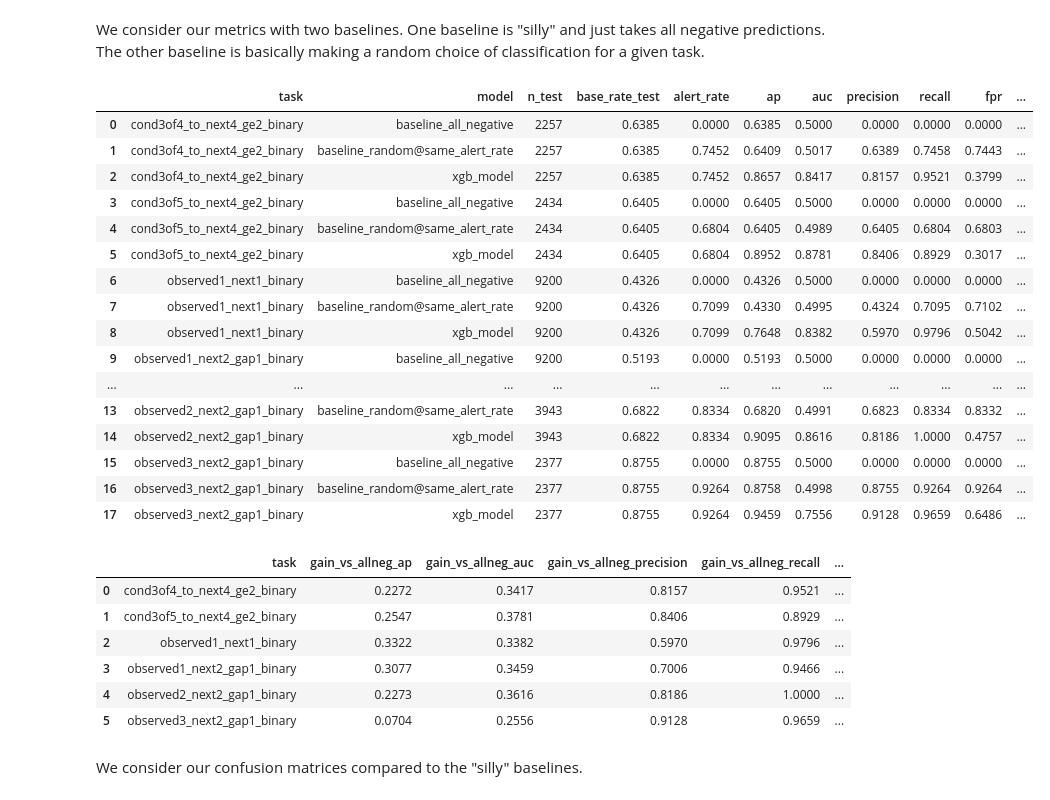
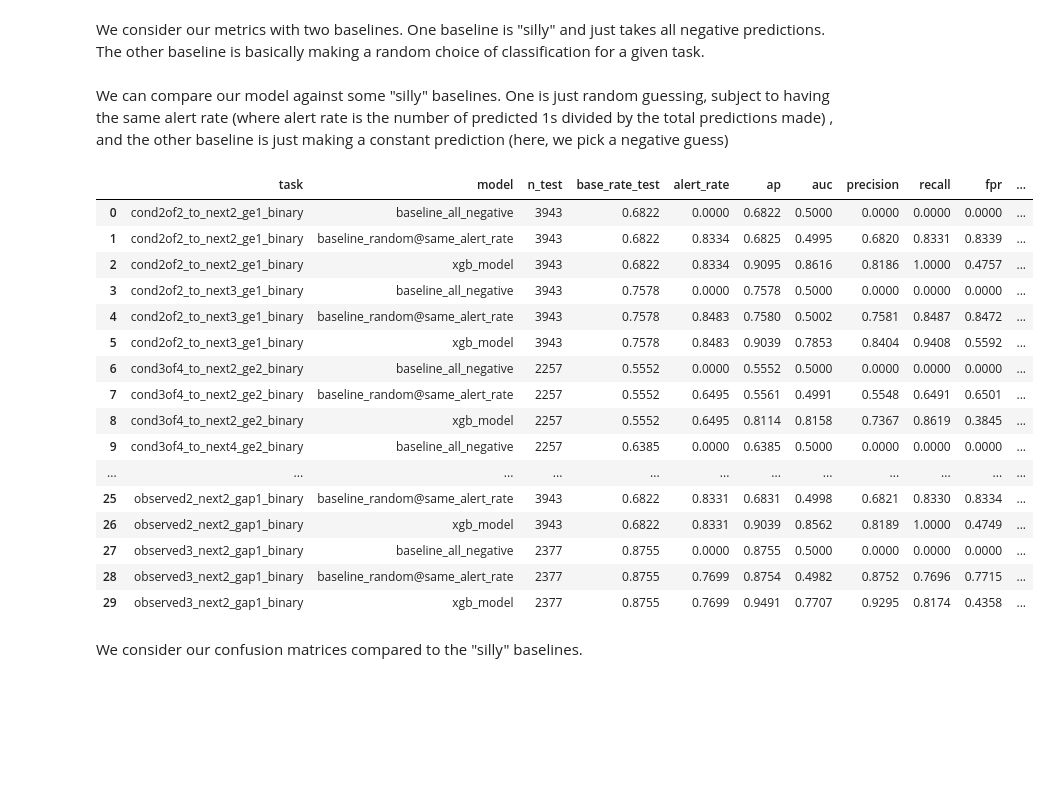
Before and after one commit to elhyc/predicting-streetcar-bunching-risk-events, a Jupyter notebook: final_results.ipynb, the cells around one changed output. Drawn from its saved outputs; the diff is of its cells as text; code cells hidden in the pictures; blank space fills up the shorter version.

Commit message:
another full run with more risk-tasks

```diff
--- a/final_results.ipynb
+++ b/final_results.ipynb
@@ -35,14 +37,18 @@ def task_spec(b: int, s: int, n: int, m: int, name: str | None = None) -> dict:
         name = f"cond{int(b)}of{int(s)}_to_next{int(m)}_ge{int(n)}_binary"
     return {"name": name, "b": int(b), "s": int(s), "n": int(n), "m": int(m)}
 
+
+## here we add some tasks that have names and some that aren't specified with names
 RISK_TASK_DEFINITIONS = [
     task_spec(1, 1, 1, 2, "observed1_next2_gap1_binary"),
+    task_spec(2,2,1,2),
     task_spec(2, 2, 1, 2, "observed2_next2_gap1_binary"),
-    # task_spec(3,3,2,1),
-    # task_spec(2,2,3,1),
+    task_spec(2,2,1,3),
+    task_spec(3,4,3,4),
     task_spec(3, 3, 1, 2, "observed3_next2_gap1_binary"),
     task_spec(3, 4, 2, 4, "cond3of4_to_next4_ge2_binary"),
     task_spec(3, 5, 2, 4, "cond3of5_to_next4_ge2_binary"),
+    task_spec(3,4,2,2),
     task_spec(1, 1, 1, 1, "observed1_next1_binary"),
 ]
 # %% [markdown]
@@ -274,7 +305,11 @@ display(
 # %% [markdown]
 We consider our metrics with two baselines. One baseline is "silly" and just takes all negative predictions. The other baseline is basically making a random choice of classification for a given task.
+# %% [markdown]
+We can compare our model against some "silly" baselines. One is just random guessing, subject to having the same alert rate (where alert rate is the number of predicted 1s divided by the total predictions made) , and the other baseline is just making a constant prediction (here, we pick a negative guess)
 # %%
 # Compare model vs baselines for each risk-event task
+## alert rate = ( number of predicted 1s from probabilitistic classifier ) / ( total predictions )
+
 
 def safe_auc(y_true, p_hat):
     y_u = np.unique(y_true)
@@ -299,6 +334,7 @@ def metric_row(task, model_name, y_true, p_hat, y_pred):
         "recall": float(recall_score(y_true, y_pred, zero_division=0)),
         "fpr": fpr_score(y_true, y_pred),
         "f1": float(f1_score(y_true, y_pred, zero_division=0)),
+        "f2": float(fbeta_score(y_true, y_pred, beta=2, zero_division=0)),
         "accuracy": float(accuracy_score(y_true, y_pred)),
         "balanced_accuracy": float(balanced_accuracy_score(y_true, y_pred)),
     }
@@ -315,71 +351,49 @@ for task in metrics_xgb_df["task"].tolist():
 
     # Model
     rows.append(metric_row(task, "xgb_model", y_true, p_model, y_model))
 
     # Baseline 1: always negative
     p_zero = np.zeros_like(p_model, dtype="float64")
     y_zero = np.zeros_like(y_true, dtype="int8")
     rows.append(metric_row(task, "baseline_all_negative", y_true, p_zero, y_zero))
 
     # Baseline 2: random ranking with same alert rate as model (averaged over runs)
     k = int(y_model.sum())
     rand_rows = []
     for _ in range(N_RANDOM_RUNS):
         scores = rng.random(len(y_true))
         y_rand = np.zeros(len(y_true), dtype="int8")
         if k >= len(y_true):
             y_rand[:] = 1
         elif k > 0:
             cutoff_idx = np.argpartition(scores, len(y_true) - k)[len(y_true) - k :]
             y_rand[cutoff_idx] = 1
         rand_rows.append(metric_row(task, "baseline_random@same_alert_rate", y_true, scores, y_rand))
 
     rand_avg = pd.DataFrame(rand_rows).mean(numeric_only=True).to_dict()
     rand_avg.update({"task": task, "model": "baseline_random@same_alert_rate", "n_test": int(len(y_true))})
     rows.append(rand_avg)
 
 compare_df = pd.DataFrame(rows).sort_values(["task", "model"]).reset_index(drop=True)
 display(compare_df.round(4))
-
-# Optional: model gains vs baselines
-metric_cols = ["ap", "auc", "precision", "recall", "fpr", "f1", "accuracy", "balanced_accuracy"]
-wide = compare_df.pivot(index="task", columns="model", values=metric_cols)
-
-gain_vs_allneg = (
-    wide.xs("xgb_model", level=1, axis=1) - wide.xs("baseline_all_negative", level=1, axis=1)
-).add_prefix("gain_vs_allneg_")
-
-gain_vs_rand = (
-    wide.xs("xgb_model", level=1, axis=1) - wide.xs("baseline_random@same_alert_rate", level=1, axis=1)
-).add_prefix("gain_vs_rand_")
-
-gain_df = pd.concat([gain_vs_allneg, gain_vs_rand], axis=1).reset_index()
-display(gain_df.round(4))
 # %% [output]
 |  | task | model | n_test | base_rate_test | alert_rate | ap | auc | precision | recall | fpr | ... |
-| 0 | cond3of4_to_next4_ge2_binary | baseline_all_negative | 2257 | 0.6385 | 0.0000 | 0.6385 | 0.5000 | 0.0000 | 0.0000 | 0.0000 | ... |
-| 1 | cond3of4_to_next4_ge2_binary | baseline_random@same_alert_rate | 2257 | 0.6385 | 0.7452 | 0.6409 | 0.5017 | 0.6389 | 0.7458 | 0.7443 | ... |
-| 2 | cond3of4_to_next4_ge2_binary | xgb_model | 2257 | 0.6385 | 0.7452 | 0.8657 | 0.8417 | 0.8157 | 0.9521 | 0.3799 | ... |
-| 3 | cond3of5_to_next4_ge2_binary | baseline_all_negative | 2434 | 0.6405 | 0.0000 | 0.6405 | 0.5000 | 0.0000 | 0.0000 | 0.0000 | ... |
-| 4 | cond3of5_to_next4_ge2_binary | baseline_random@same_alert_rate | 2434 | 0.6405 | 0.6804 | 0.6405 | 0.4989 | 0.6405 | 0.6804 | 0.6803 | ... |
-| 5 | cond3of5_to_next4_ge2_binary | xgb_model | 2434 | 0.6405 | 0.6804 | 0.8952 | 0.8781 | 0.8406 | 0.8929 | 0.3017 | ... |
-| 6 | observed1_next1_binary | baseline_all_negative | 9200 | 0.4326 | 0.0000 | 0.4326 | 0.5000 | 0.0000 | 0.0000 | 0.0000 | ... |
-| 7 | observed1_next1_binary | baseline_random@same_alert_rate | 9200 | 0.4326 | 0.7099 | 0.4330 | 0.4995 | 0.4324 | 0.7095 | 0.7102 | ... |
-| 8 | observed1_next1_binary | xgb_model | 9200 | 0.4326 | 0.7099 | 0.7648 | 0.8382 | 0.5970 | 0.9796 | 0.5042 | ... |
-| 9 | observed1_next2_gap1_binary | baseline_all_negative | 9200 | 0.5193 | 0.0000 | 0.5193 | 0.5000 | 0.0000 | 0.0000 | 0.0000 | ... |
+| 0 | cond2of2_to_next2_ge1_binary | baseline_all_negative | 3943 | 0.6822 | 0.0000 | 0.6822 | 0.5000 | 0.0000 | 0.0000 | 0.0000 | ... |
+| 1 | cond2of2_to_next2_ge1_binary | baseline_random@same_alert_rate | 3943 | 0.6822 | 0.8334 | 0.6825 | 0.4995 | 0.6820 | 0.8331 | 0.8339 | ... |
+| 2 | cond2of2_to_next2_ge1_binary | xgb_model | 3943 | 0.6822 | 0.8334 | 0.9095 | 0.8616 | 0.8186 | 1.0000 | 0.4757 | ... |
+| 3 | cond2of2_to_next3_ge1_binary | baseline_all_negative | 3943 | 0.7578 | 0.0000 | 0.7578 | 0.5000 | 0.0000 | 0.0000 | 0.0000 | ... |
+| 4 | cond2of2_to_next3_ge1_binary | baseline_random@same_alert_rate | 3943 | 0.7578 | 0.8483 | 0.7580 | 0.5002 | 0.7581 | 0.8487 | 0.8472 | ... |
+| 5 | cond2of2_to_next3_ge1_binary | xgb_model | 3943 | 0.7578 | 0.8483 | 0.9039 | 0.7853 | 0.8404 | 0.9408 | 0.5592 | ... |
+| 6 | cond3of4_to_next2_ge2_binary | baseline_all_negative | 2257 | 0.5552 | 0.0000 | 0.5552 | 0.5000 | 0.0000 | 0.0000 | 0.0000 | ... |
+| 7 | cond3of4_to_next2_ge2_binary | baseline_random@same_alert_rate | 2257 | 0.5552 | 0.6495 | 0.5561 | 0.4991 | 0.5548 | 0.6491 | 0.6501 | ... |
+| 8 | cond3of4_to_next2_ge2_binary | xgb_model | 2257 | 0.5552 | 0.6495 | 0.8114 | 0.8158 | 0.7367 | 0.8619 | 0.3845 | ... |
+| 9 | cond3of4_to_next4_ge2_binary | baseline_all_negative | 2257 | 0.6385 | 0.0000 | 0.6385 | 0.5000 | 0.0000 | 0.0000 | 0.0000 | ... |
 | ... | ... | ... | ... | ... | ... | ... | ... | ... | ... | ... | ... |
-| 13 | observed2_next2_gap1_binary | baseline_random@same_alert_rate | 3943 | 0.6822 | 0.8334 | 0.6820 | 0.4991 | 0.6823 | 0.8334 | 0.8332 | ... |
-| 14 | observed2_next2_gap1_binary | xgb_model | 3943 | 0.6822 | 0.8334 | 0.9095 | 0.8616 | 0.8186 | 1.0000 | 0.4757 | ... |
-| 15 | observed3_next2_gap1_binary | baseline_all_negative | 2377 | 0.8755 | 0.0000 | 0.8755 | 0.5000 | 0.0000 | 0.0000 | 0.0000 | ... |
-| 16 | observed3_next2_gap1_binary | baseline_random@same_alert_rate | 2377 | 0.8755 | 0.9264 | 0.8758 | 0.4998 | 0.8755 | 0.9264 | 0.9264 | ... |
-| 17 | observed3_next2_gap1_binary | xgb_model | 2377 | 0.8755 | 0.9264 | 0.9459 | 0.7556 | 0.9128 | 0.9659 | 0.6486 | ... |
+| 25 | observed2_next2_gap1_binary | baseline_random@same_alert_rate | 3943 | 0.6822 | 0.8331 | 0.6831 | 0.4998 | 0.6821 | 0.8330 | 0.8334 | ... |
+| 26 | observed2_next2_gap1_binary | xgb_model | 3943 | 0.6822 | 0.8331 | 0.9039 | 0.8562 | 0.8189 | 1.0000 | 0.4749 | ... |
+| 27 | observed3_next2_gap1_binary | baseline_all_negative | 2377 | 0.8755 | 0.0000 | 0.8755 | 0.5000 | 0.0000 | 0.0000 | 0.0000 | ... |
+| 28 | observed3_next2_gap1_binary | baseline_random@same_alert_rate | 2377 | 0.8755 | 0.7699 | 0.8754 | 0.4982 | 0.8752 | 0.7696 | 0.7715 | ... |
+| 29 | observed3_next2_gap1_binary | xgb_model | 2377 | 0.8755 | 0.7699 | 0.9491 | 0.7707 | 0.9295 | 0.8174 | 0.4358 | ... |
-|  | task | gain_vs_allneg_ap | gain_vs_allneg_auc | gain_vs_allneg_precision | gain_vs_allneg_recall | ... |
-| 0 | cond3of4_to_next4_ge2_binary | 0.2272 | 0.3417 | 0.8157 | 0.9521 | ... |
-| 1 | cond3of5_to_next4_ge2_binary | 0.2547 | 0.3781 | 0.8406 | 0.8929 | ... |
-| 2 | observed1_next1_binary | 0.3322 | 0.3382 | 0.5970 | 0.9796 | ... |
-| 3 | observed1_next2_gap1_binary | 0.3077 | 0.3459 | 0.7006 | 0.9466 | ... |
-| 4 | observed2_next2_gap1_binary | 0.2273 | 0.3616 | 0.8186 | 1.0000 | ... |
-| 5 | observed3_next2_gap1_binary | 0.0704 | 0.2556 | 0.9128 | 0.9659 | ... |
 # %% [markdown]
 We consider our confusion matrices compared to the "silly" baselines.
 # %%
```
Also changed, not shown: parts of 13 cells of this notebook, 2 other files.
